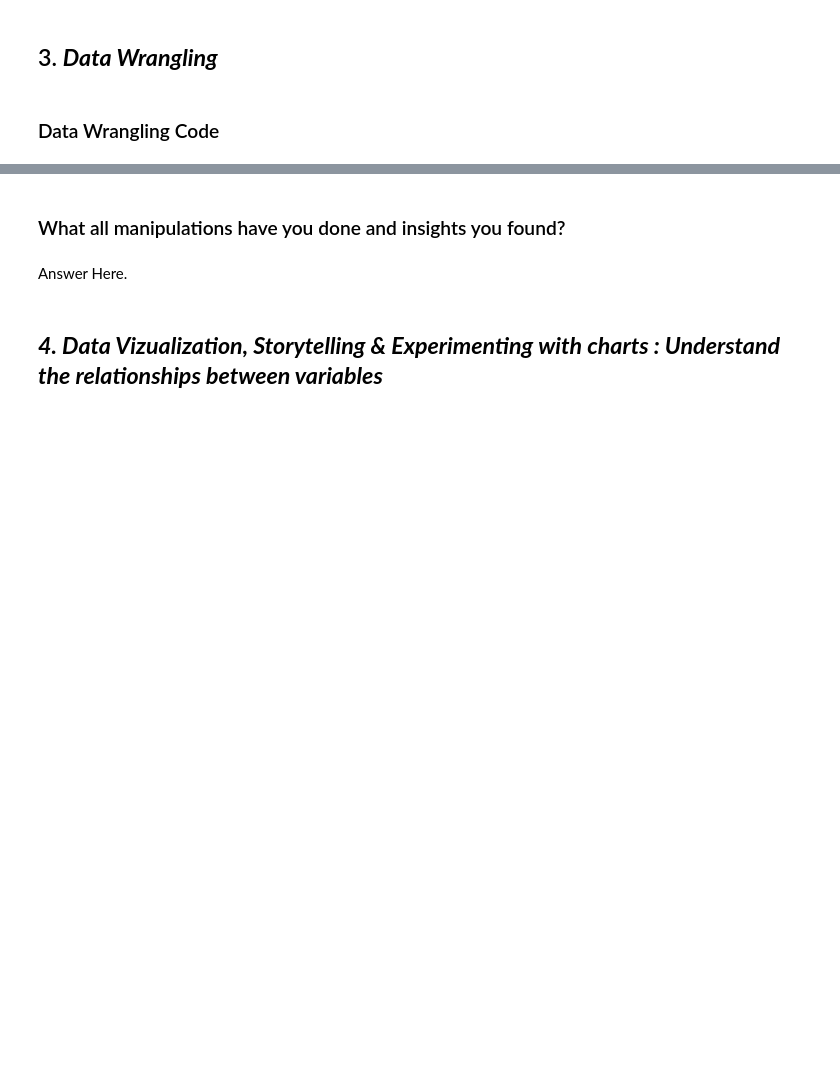
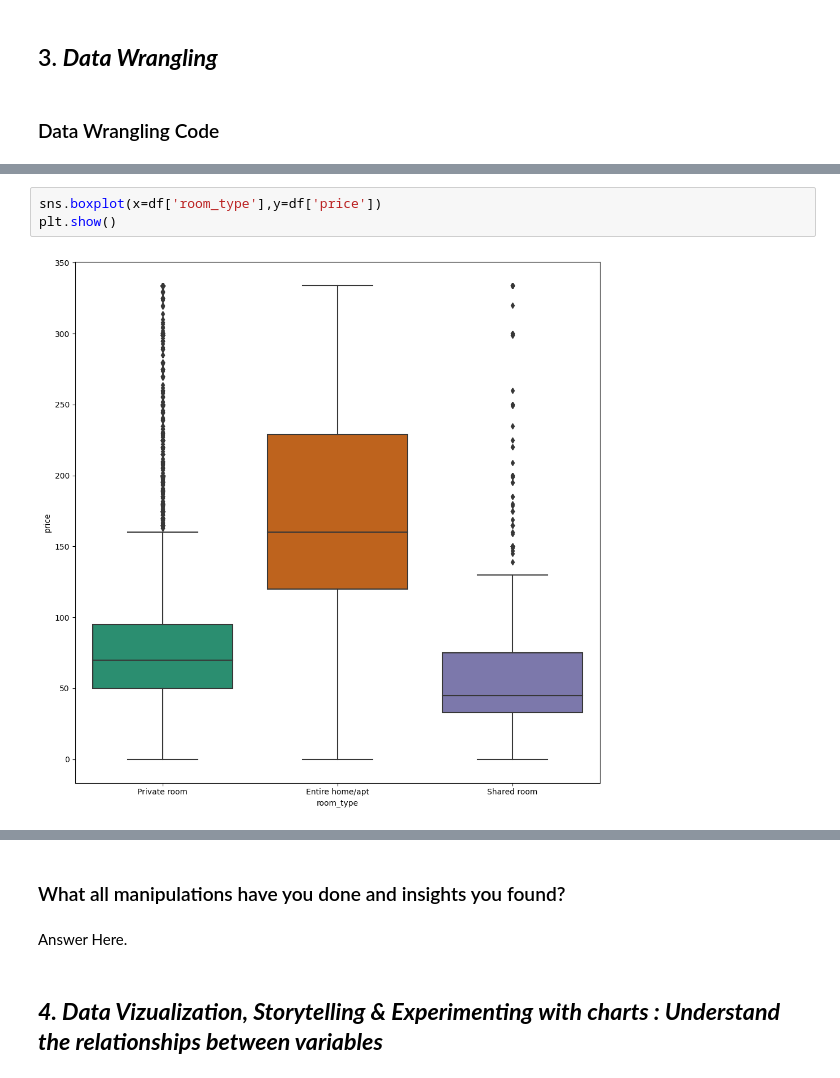
Before and after one commit to vivekMishra121/AirBnb_Booking_AnalysisEDA, a Jupyter notebook: AirBnb_BookingAnalysisEDA.ipynb, the cells around one changed output, grey strips where cells are left out. Drawn from its saved outputs; the diff is of its cells as text; blank space fills up the shorter version.

```diff
--- a/AirBnb_BookingAnalysisEDA.ipynb
+++ b/AirBnb_BookingAnalysisEDA.ipynb
@@ -231,0 +366,5 @@ Answer Here
+# %%
+sns.boxplot(x=df['room_type'],y=df['price'])
+plt.show()
+# %% [output]
+[figure, added]
```
Also changed, not shown: parts of 62 cells of this notebook.
